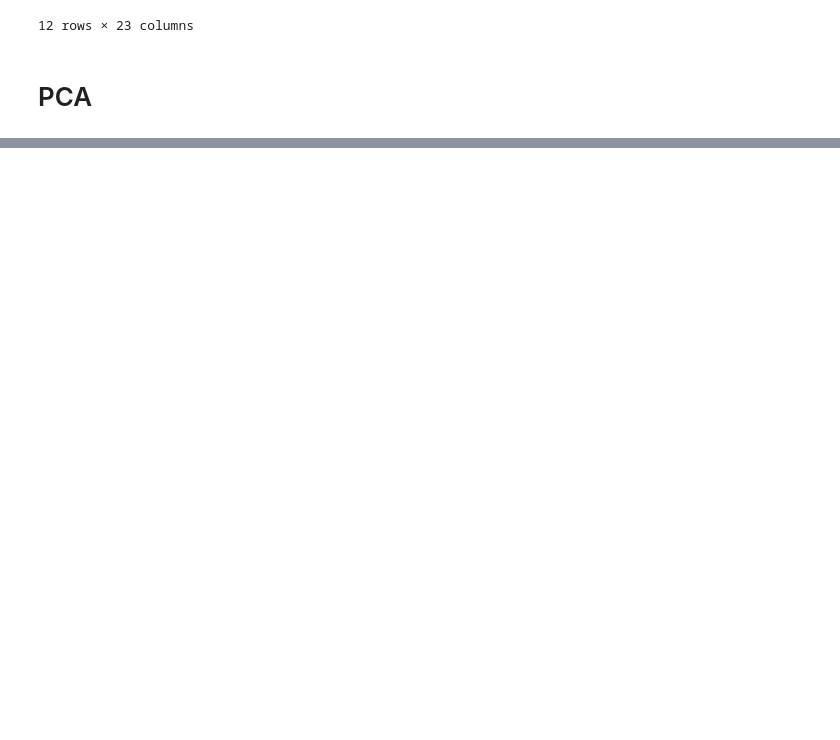
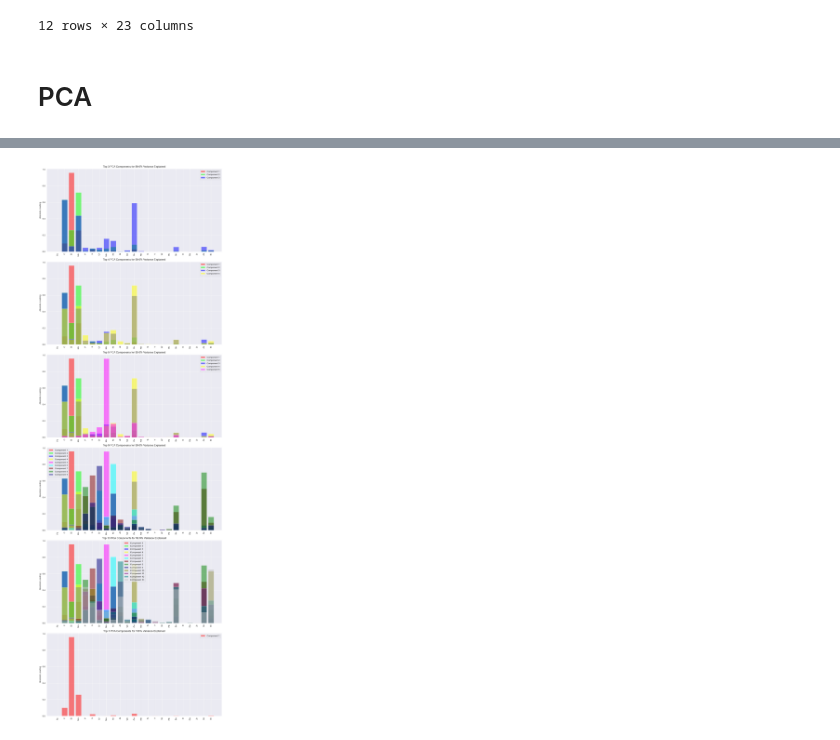
Before and after one commit to Hanh3103/Intelligence-SteelDetection, a Jupyter notebook: data_cleaning.ipynb, the cells around one changed output, grey strips where cells are left out. Drawn from its saved outputs; the diff is of its cells as text; code cells hidden in the pictures; blank space fills up the shorter version.

Commit message:
added test data set in data_cleaning.ipynb (comparation with normal cleaned data set on bottom of file) and some k-means clustering. Some trouble differentiating between St 37 and St 48

```diff
--- a/data_cleaning.ipynb
+++ b/data_cleaning.ipynb
@@ -294,0 +337,57 @@ plt.show()
+# %%
+# Standardizing the Data using log1p transformation
+scaler = FunctionTransformer(np.log1p, validate=True)
+df_scaled = scaler.fit_transform(df_test1)
+
+# Fitting PCA
+pca = PCA()
+pca.fit(df_scaled)
+
+# Calculating cumulative explained variance
+cumulative_variance = np.cumsum(pca.explained_variance_ratio_)
+
+# Finding the number of components for different levels of explained variance
+thresholds = [0.80, 0.90, 0.95, 0.99, 0.999, 1]
+n_components = [np.argmax(cumulative_variance >= t) + 1 for t in thresholds]
+
+# Plotting
+fig, ax = plt.subplots(len(thresholds), 1, figsize=(12, 6 * len(thresholds)))
+
+# Colors for different components
+colors = [
+    (1.0, 0.0, 0.0),  # Red
+    (0.0, 1.0, 0.0),  # Green
+    (0.0, 0.0, 1.0),  # Blue
+    (1.0, 1.0, 0.0),  # Yellow
+    (1.0, 0.0, 1.0),  # Magenta
+    (0.0, 1.0, 1.0),  # Cyan
+    (0.5, 0.0, 0.0),  # Dark Red
+    (0.0, 0.5, 0.0),  # Dark Green
+    (0.0, 0.0, 0.5),  # Dark Blue
+    (0.5, 0.5, 0.0),  # Olive
+    (0.5, 0.0, 0.5),  # Purple
+    (0.0, 0.5, 0.5),  # Teal
+    (0.75, 0.75, 0.75),  # Light Grey
+    (0.3, 0.3, 0.3),  # Dark Grey
+    (0.5, 0.25, 0.0)  # Brown
+]
+
+for i, t in enumerate(thresholds):
+    num_components = n_components[i]
+    pca_components = pca.components_[:num_components]
+
+    # Bar chart for each PCA component's absolute loadings
+    for j in range(num_components):
+        ax[i].bar(df.columns, np.abs(pca_components[j, :]), label=f'Component {j + 1}', color=colors[j % len(colors)],
+                  alpha=0.5)
+
+    ax[i].set_title(f'Top {num_components} PCA Components for {t * 100}% Variance Explained')
+    ax[i].set_xticks(range(len(df.columns)))
+    ax[i].set_xticklabels(df.columns, rotation=90)
+    ax[i].set_ylabel('Absolute Loading')
+    ax[i].legend()
+
+plt.tight_layout()
+plt.show()
+# %% [output]
+[figure, added]
```
Also changed, not shown: parts of 13 cells of this notebook, 1 other file.
